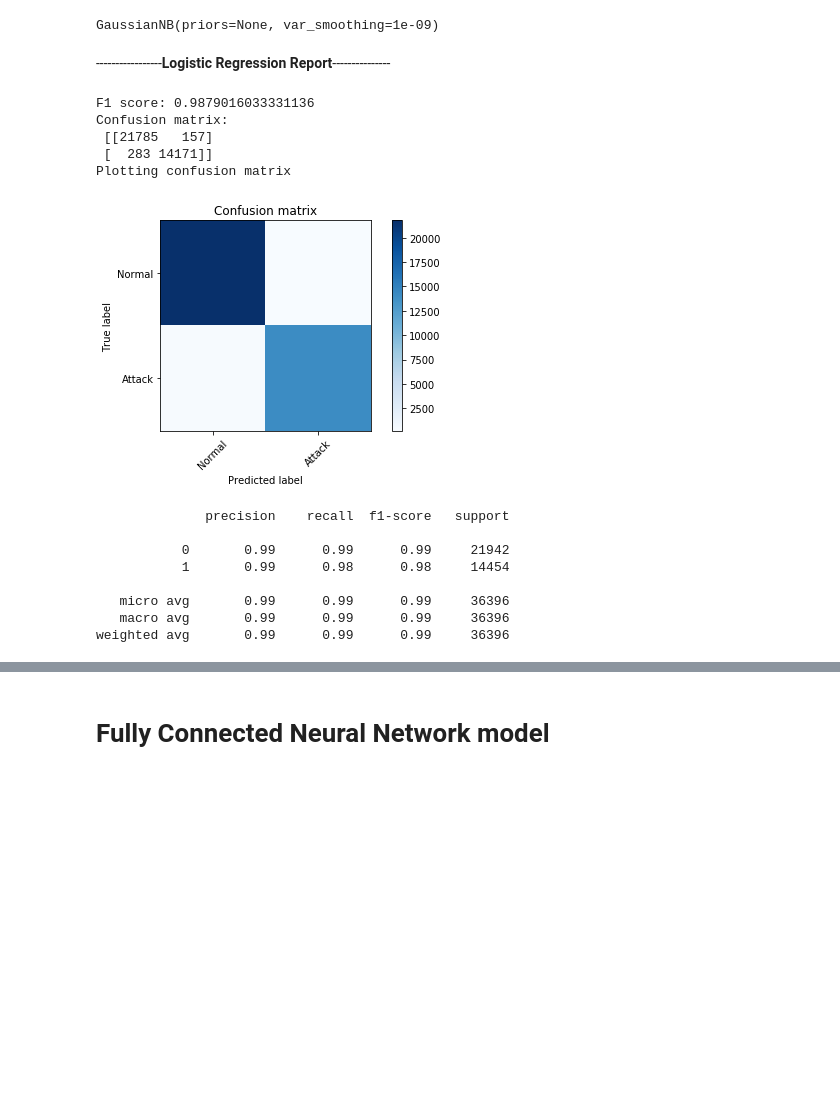
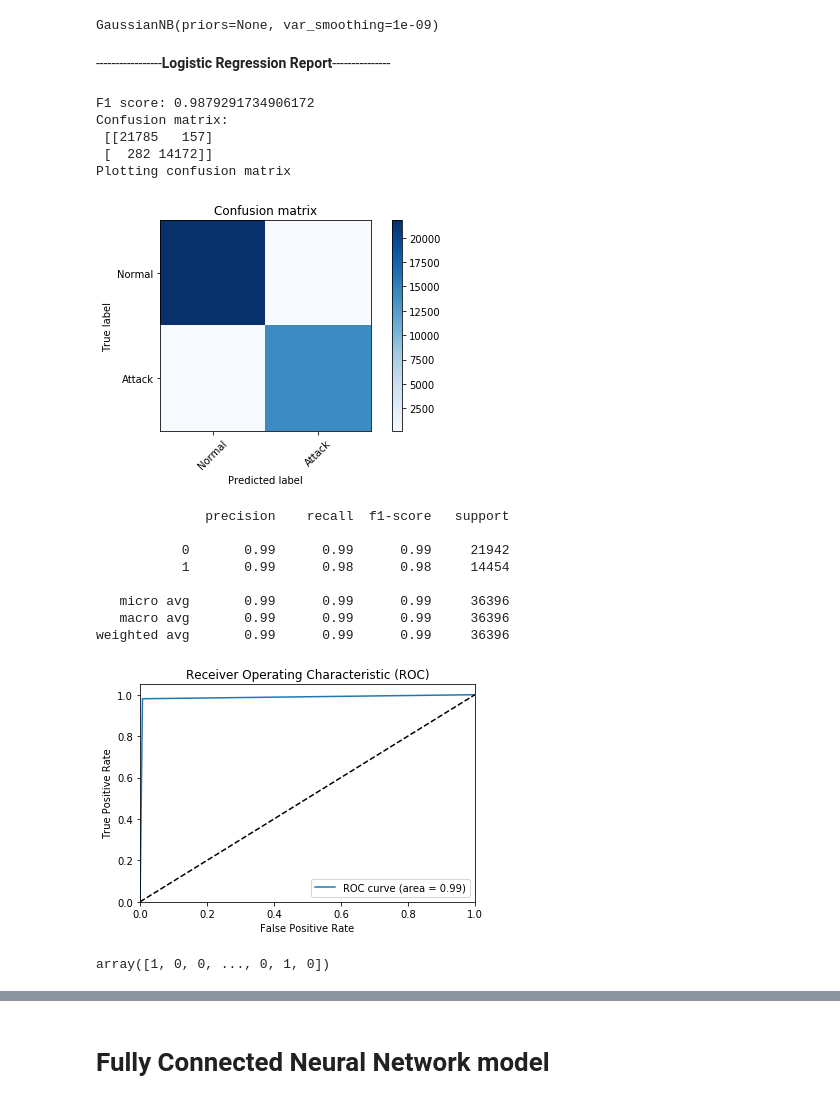
Before and after one commit to hgdangkhoi/Network-Intrusion-Detection-using-Neural-Nets, a Jupyter notebook: Khoi-Hoang_CSC215_MiniProject3.ipynb, the cells around one changed output, grey strips where cells are left out. Saved outputs shown, nothing was run; the diff lists cells and outputs as text; code cells hidden in the pictures; blank space fills up the shorter version.

```diff
--- a/Khoi-Hoang_CSC215_MiniProject3.ipynb
+++ b/Khoi-Hoang_CSC215_MiniProject3.ipynb
@@ -294,33 +326,40 @@ GaussianNB(priors=None, var_smoothing=1e-09)
 # %%
 y_pred_Logistic = logreg.predict(x_test)
 logistic_f1 = metrics.f1_score(y_test, y_pred_Logistic, average= "weighted")
 logistic_cm = confusion_matrix(y_test, y_pred_Logistic)
 printmd("-----------------**Logistic Regression Report**---------------")
 print("F1 score: {}".format(logistic_f1))
 print("Confusion matrix: \n", logistic_cm)
 print('Plotting confusion matrix')
 
 plt.figure()
 plot_confusion_matrix(logistic_cm, ['Normal', 'Attack'])
 plt.show()
 
 print(classification_report(y_test, y_pred_Logistic))
+
+plot_roc(y_pred_Logistic.astype(np.int), y_test.astype(np.int))
 # %% [output]
 -----------------**Logistic Regression Report**---------------
-F1 score: 0.9879016033331136
+F1 score: 0.9879291734906172
 Confusion matrix:
  [[21785   157]
- [  283 14171]]
+ [  282 14172]]
 Plotting confusion matrix
 [figure]
               precision    recall  f1-score   support
 
            0       0.99      0.99      0.99     21942
            1       0.99      0.98      0.98     14454
 
    micro avg       0.99      0.99      0.99     36396
    macro avg       0.99      0.99      0.99     36396
 weighted avg       0.99      0.99      0.99     36396
+[figure, added]
+# %%
+y_pred_Logistic.astype(np.int)
+# %% [output]
+array([1, 0, 0, ..., 0, 1, 0])
 # %%
 y_pred_svc = svc.predict(x_test)
 svc_f1 = metrics.f1_score(y_test, y_pred_svc, average= "weighted")
```
Also changed, not shown: parts of 28 cells of this notebook.
